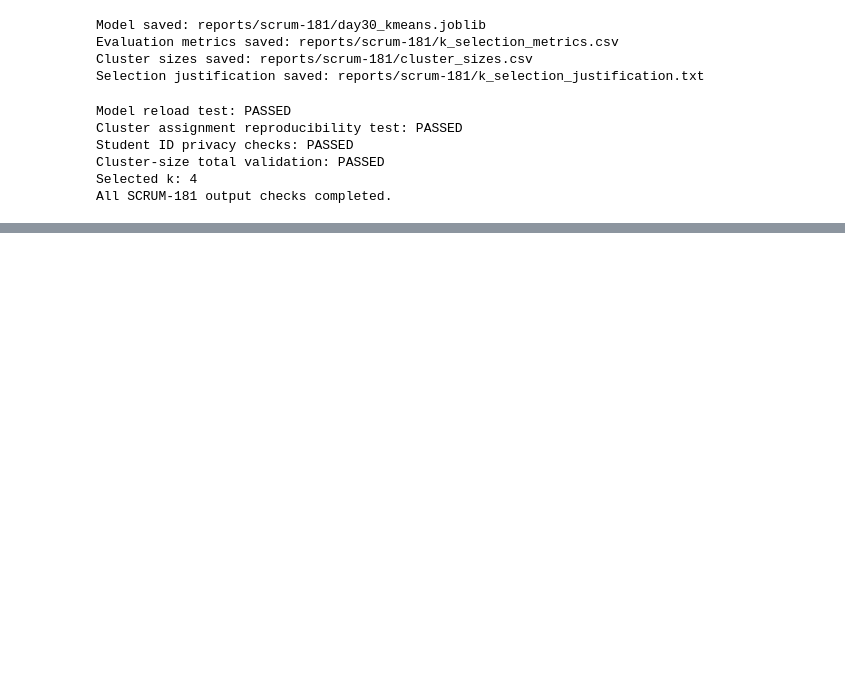
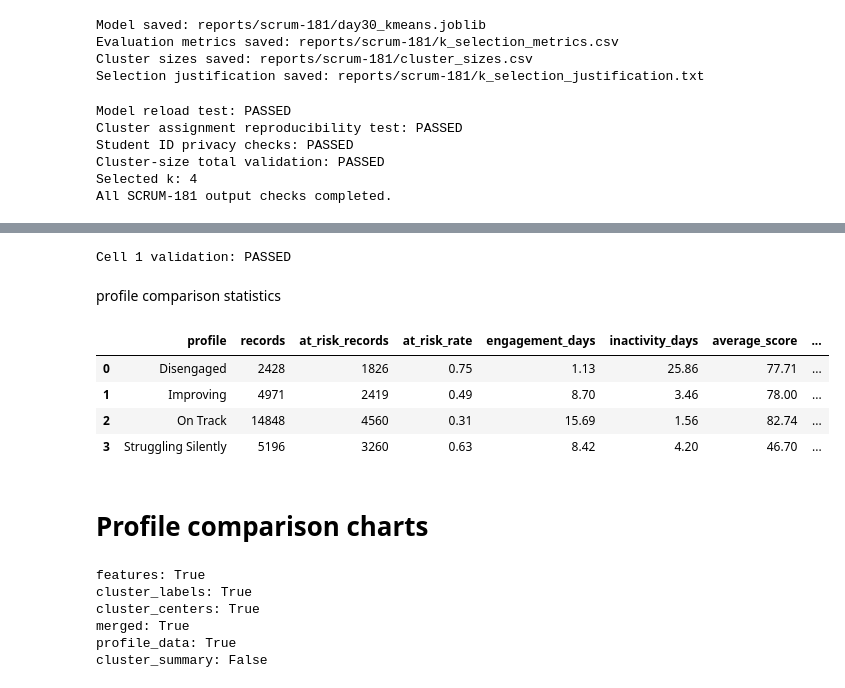
Before and after one commit to SruthiGS-Gito/sar-ai-early-warning-intervention-recommender, a Jupyter notebook: notebooks/student_academic_risk.ipynb, the cells around one changed output, grey strips where cells are left out. Drawn from its saved outputs; the diff is of its cells as text; code cells hidden in the pictures; blank space fills up the shorter version.

```diff
--- a/notebooks/student_academic_risk.ipynb
+++ b/notebooks/student_academic_risk.ipynb
@@ -2985,0 +2991,3 @@ All SCRUM-181 output checks completed.
+# %%
+profile_data = features[KEY + FEATURE_COLUMNS].copy()
+profile_data["cluster"] = cluster_labels
@@ -2985,0 +3013,7 @@ All SCRUM-181 output checks completed.
+# %%
+# 3. Define At Risk as Fail or Withdrawn.
+profile_data["at_risk"] = (
+    profile_data["final_result"]
+    .isin(["Fail", "Withdrawn"])
+    .astype(int)
+)
@@ -2985,0 +3086,11 @@ All SCRUM-181 output checks completed.
+# %%
+# 8. Validate the summary.
+assert len(profile_data) == len(features)
+assert risk_summary["records"].sum() == len(features)
+assert risk_summary["at_risk_rate"].between(0, 1).all()
+
+print("Cell 1 validation: PASSED")
+# %% [output]
+Cell 1 validation: PASSED
+# %% [markdown]
+profile comparison statistics
@@ -2985,0 +3120,59 @@ All SCRUM-181 output checks completed.
+# %%
+# SCRUM-183 — Cell 4: Map clusters to profiles
+
+cluster_to_profile = {
+    0: "Struggling Silently",
+    1: "Improving",
+    2: "Disengaged",
+    3: "On Track"
+}
+
+profile_data["profile"] = profile_data["cluster"].map(
+    cluster_to_profile
+)
+
+# Check that every cluster received a profile
+assert profile_data["profile"].notna().all()
+
+# Compare profiles against At Risk outcomes
+profile_summary = (
+    profile_data.groupby("profile")
+    .agg(
+        records=("at_risk", "size"),
+        at_risk_records=("at_risk", "sum"),
+        at_risk_rate=("at_risk", "mean"),
+        engagement_days=("engagement_days", "mean"),
+        inactivity_days=("inactivity_days", "mean"),
+        average_score=("score_so_far_imputed", "mean")
+    )
+    .reset_index()
+)
+
+profile_summary["at_risk_rate_pct"] = (
+    profile_summary["at_risk_rate"] * 100
+).round(2)
+
+display(profile_summary.round(2))
+# %% [output]
+|  | profile | records | at_risk_records | at_risk_rate | engagement_days | inactivity_days | average_score | ... |
+| 0 | Disengaged | 2428 | 1826 | 0.75 | 1.13 | 25.86 | 77.71 | ... |
+| 1 | Improving | 4971 | 2419 | 0.49 | 8.70 | 3.46 | 78.00 | ... |
+| 2 | On Track | 14848 | 4560 | 0.31 | 15.69 | 1.56 | 82.74 | ... |
+| 3 | Struggling Silently | 5196 | 3260 | 0.63 | 8.42 | 4.20 | 46.70 | ... |
+# %% [markdown]
+
+# **Profile comparison charts**
+# %%
+print("features:", "features" in globals())
+print("cluster_labels:", "cluster_labels" in globals())
+print("cluster_centers:", "final_model" in globals())
+print("merged:", "merged" in globals())
+print("profile_data:", "profile_data" in globals())
+print("cluster_summary:", "cluster_summary" in globals())
+# %% [output]
+features: True
+cluster_labels: True
+cluster_centers: True
+merged: True
+profile_data: True
+cluster_summary: False
```
Also changed, not shown: parts of 13 cells of this notebook.
